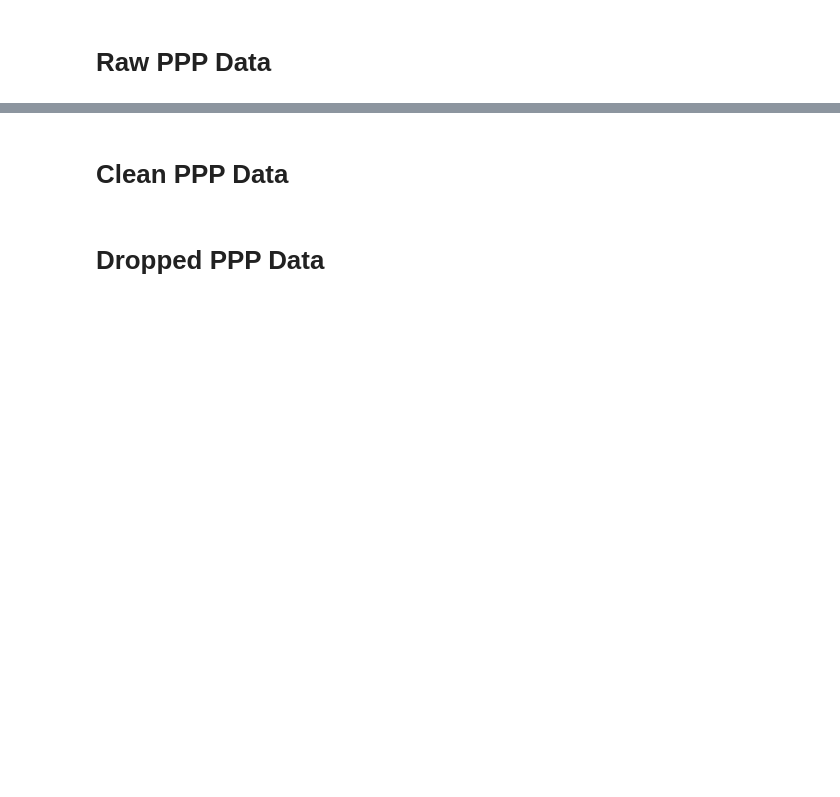
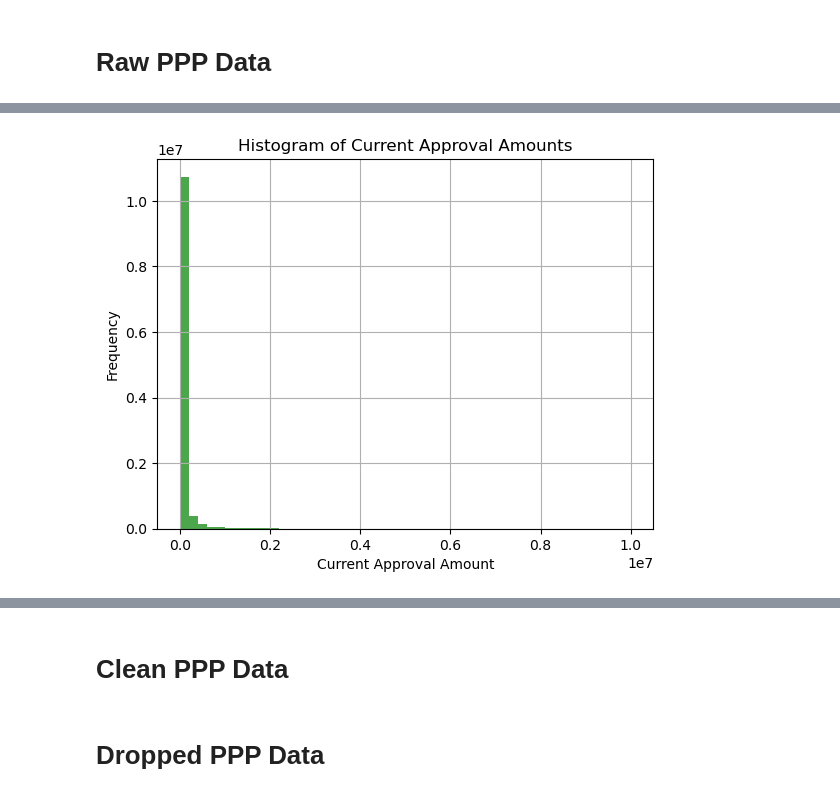
Before and after one commit to joseASC6/ppp-loan-analysis, a Jupyter notebook: notebooks/ppp_eda.ipynb, the cells around one changed output, grey strips where cells are left out. Drawn from its saved outputs; the diff is of its cells as text; code cells hidden in the pictures; blank space fills up the shorter version.

```diff
--- a/notebooks/ppp_eda.ipynb
+++ b/notebooks/ppp_eda.ipynb
@@ -26,0 +123,11 @@ raw_ppp_df.cache()
+# %%
+# Histogram for CurrentApprovalAmount
+current_approval_amounts = raw_ppp_df.filter(raw_ppp_df["CurrentApprovalAmount"].isNotNull()).select("CurrentApprovalAmount").rdd.flatMap(lambda x: x).collect()
+plt.hist(current_approval_amounts, bins=50, color='green', alpha=0.7)
+plt.title('Histogram of Current Approval Amounts')
+plt.xlabel('Current Approval Amount')
+plt.ylabel('Frequency')
+plt.grid(True)
+plt.show()
+# %% [output]
+[figure, added]
```
Also changed, not shown: parts of 13 cells of this notebook.
